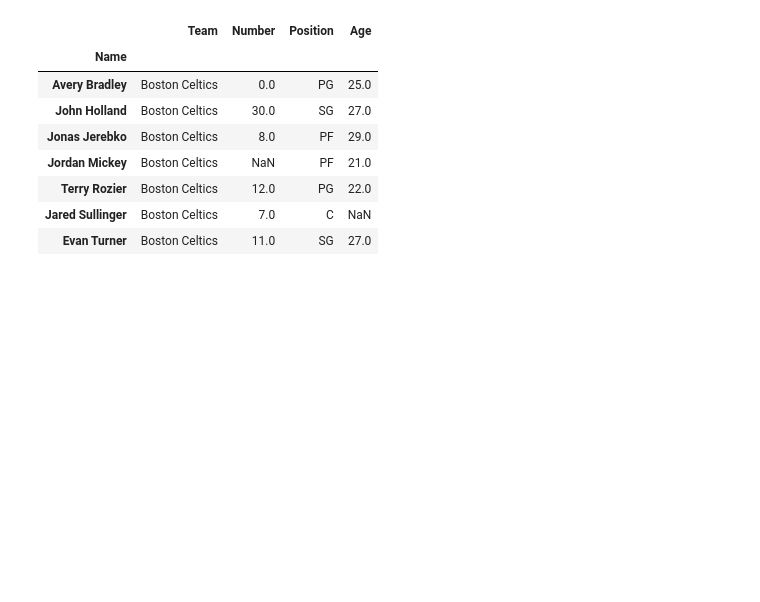
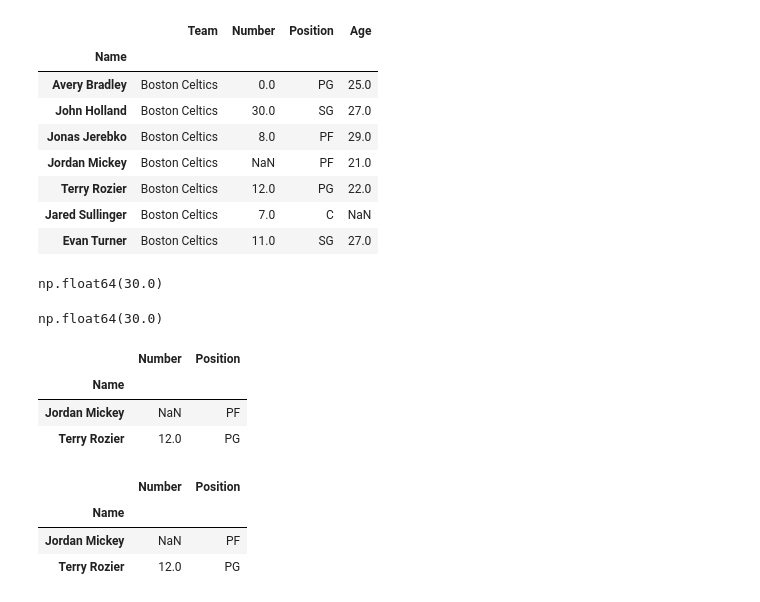
Before and after one commit to ntlong-NEU/DSEB65B-DataPre-Visual, a Jupyter notebook: Lesson_1_getting_started_pandas.ipynb, the cells around one changed output. Cells and saved outputs as stored; diff of their text form; code cells hidden in the pictures; blank space fills up the shorter version.

```diff
--- a/Lesson_1_getting_started_pandas.ipynb
+++ b/Lesson_1_getting_started_pandas.ipynb
@@ -438,3 +438,25 @@ df_01
 | Terry Rozier | Boston Celtics | 12.0 | PG | 22.0 |
 | Jared Sullinger | Boston Celtics | 7.0 | C | NaN |
 | Evan Turner | Boston Celtics | 11.0 | SG | 27.0 |
+# %%
+df_01.loc['John Holland','Number']
+# %% [output]
+np.float64(30.0)
+# %%
+df_01.iloc[1,1]
+# %% [output]
+np.float64(30.0)
+# %%
+df_01.loc['Jordan Mickey':"Terry Rozier",'Number':"Position"]
+# %% [output]
+|  | Number | Position |
+| Name |  |  |
+| Jordan Mickey | NaN | PF |
+| Terry Rozier | 12.0 | PG |
+# %%
+df_01.iloc[3:5, 1:3]  # Accessing a range of rows and columns by integer location
+# %% [output]
+|  | Number | Position |
+| Name |  |  |
+| Jordan Mickey | NaN | PF |
+| Terry Rozier | 12.0 | PG |
```
